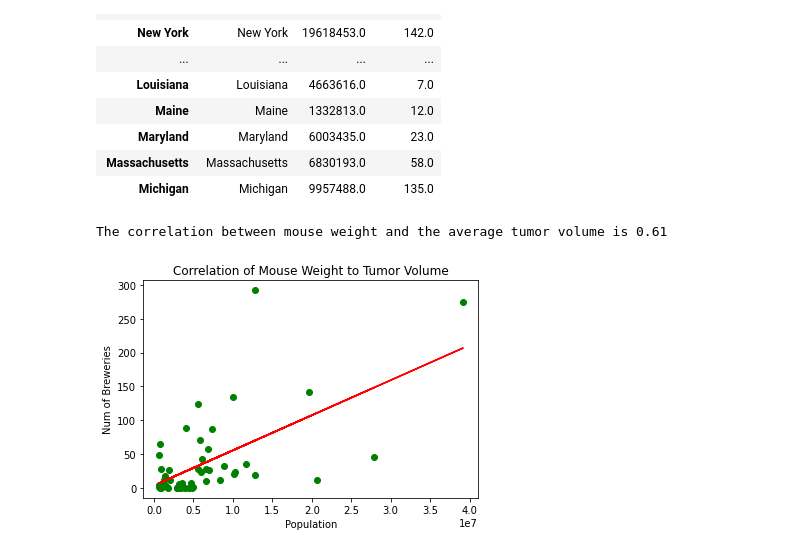
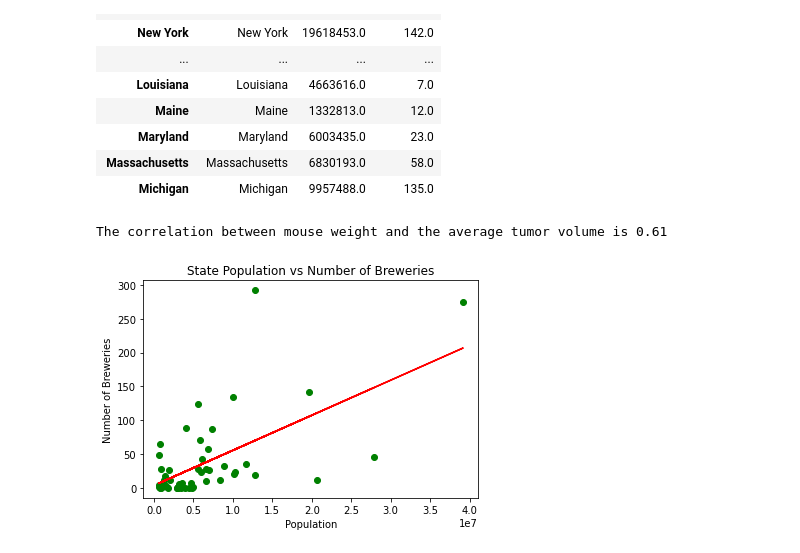
Before and after one commit to acoo33/project1, a Jupyter notebook: population_vs_breweries_state.ipynb, the cells around one changed output. Cells and saved outputs as stored; diff of their text form; code cells hidden in the pictures.

Commit message:
Correlation Jupyter Notebook

```diff
--- a/population_vs_breweries_state.ipynb
+++ b/population_vs_breweries_state.ipynb
@@ -62,15 +62,16 @@ pps
 # %%
 corr=round(st.pearsonr(pps['Population'],pps['Breweries'])[0],2)
 print(f"The correlation between mouse weight and the average tumor volume is {corr}")
 model = st.linregress(pps['Population'],pps['Breweries'])
 
 y_values = pps['Population']*model[0]+model[1]
 plt.scatter(pps['Population'],pps['Breweries'],color="g")
 plt.plot(pps['Population'],y_values,color="red")
 plt.xlabel('Population')
-plt.ylabel('Num of Breweries')
-plt.title("Correlation of Mouse Weight to Tumor Volume")
+plt.ylabel('Number of Breweries')
+plt.title("State Population vs Number of Breweries")
+plt.savefig("./Images/st_pop_v_brew.png")
 plt.show()
 # %% [output]
 The correlation between mouse weight and the average tumor volume is 0.61
-[figure, old version]
+[figure, new version]
```
